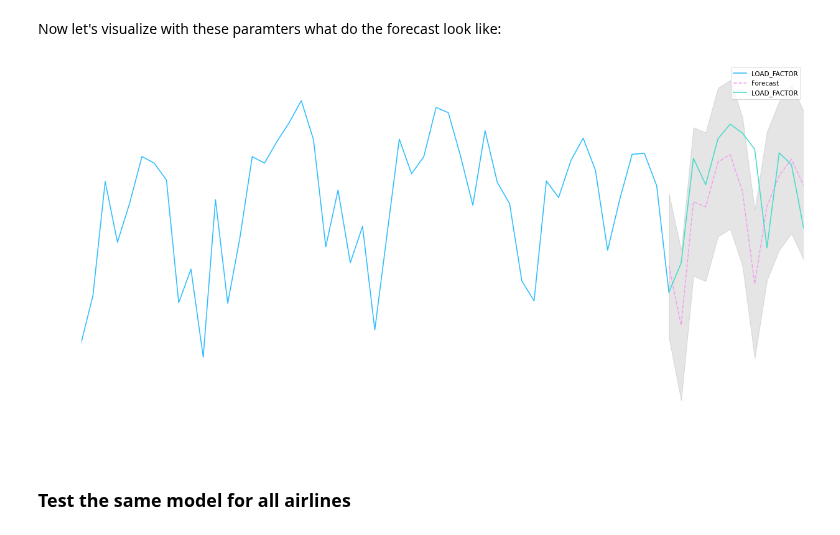
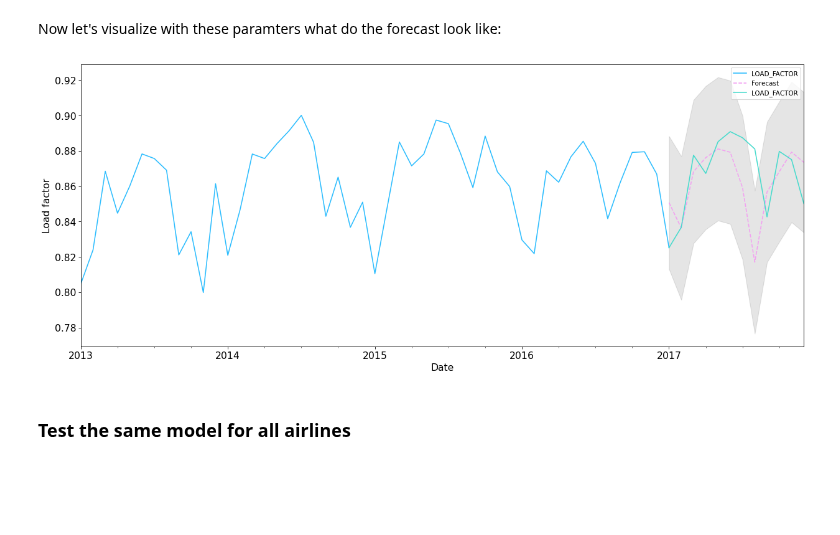
Before and after one commit to alexZajac/airlines_performance, a Jupyter notebook: airlines_performance.ipynb, the cells around one changed output. Drawn from its saved outputs; the diff is of its cells as text; code cells hidden in the pictures; blank space fills up the shorter version.

Commit message:
Graphical Display Updated

```diff
--- a/airlines_performance.ipynb
+++ b/airlines_performance.ipynb
@@ -274,12 +275,12 @@ CB91_Violet = '#661D98'
 CB91_Amber = '#F5B14C'
 color_list = [CB91_Blue, CB91_Pink, CB91_Green, CB91_Amber,
               CB91_Purple, CB91_Violet]
-params = {"ytick.color" : "w",
-          "xtick.color" : "w",
+params = {"ytick.color" : "black",
+          "xtick.color" : "black",
           'axes.labelsize' : 15,
-          "axes.labelcolor" : "w",
-          "axes.edgecolor" : "w",
-          "axes.titlecolor": "w",
+          "axes.labelcolor" : "black",
+          "axes.edgecolor" : "black",
+          "axes.titlecolor": "black",
           'figure.figsize': [20, 8],
           'axes.prop_cycle': plt.cycler(color=color_list),
           'figure.dpi' : 75,
@@ -907,18 +931,18 @@ Now let's visualize with these paramters what do the forecast look like:
 # %%
 pred_uc = results.get_forecast(steps=12)
 pred_ci = pred_uc.conf_int()
-ax = y[:'2017-01-01'].plot(label='Observed', figsize=(20, 10))
+ax = y[:'2017-01-01'].plot(label='Observed', figsize=(20, 8))
 pred_uc.predicted_mean.plot(ax=ax, label='Forecast', linestyle="dashed")
 ax.fill_between(pred_ci.index,
                 pred_ci.iloc[:, 0],
                 pred_ci.iloc[:, 1], color='k', alpha=.1)
 y['2017-01-01':].plot(label='Real value', ax=ax)
 ax.set_xlabel('Date')
 ax.set_ylabel('Load factor')
 plt.legend()
 plt.show()
 # %% [output]
-[figure, old version]
+[figure, new version]
 # %% [markdown]
 ### Test the same model for all airlines
 # %%
```
Also changed, not shown: parts of 19 cells of this notebook.
